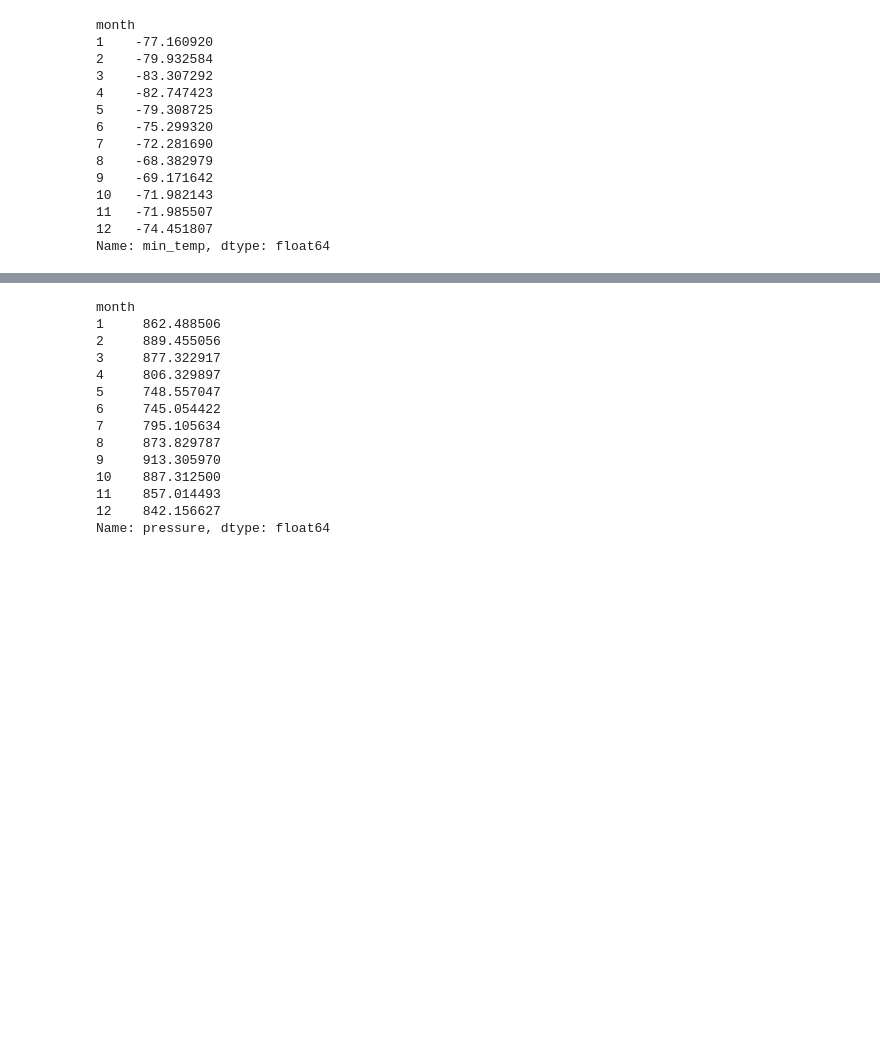
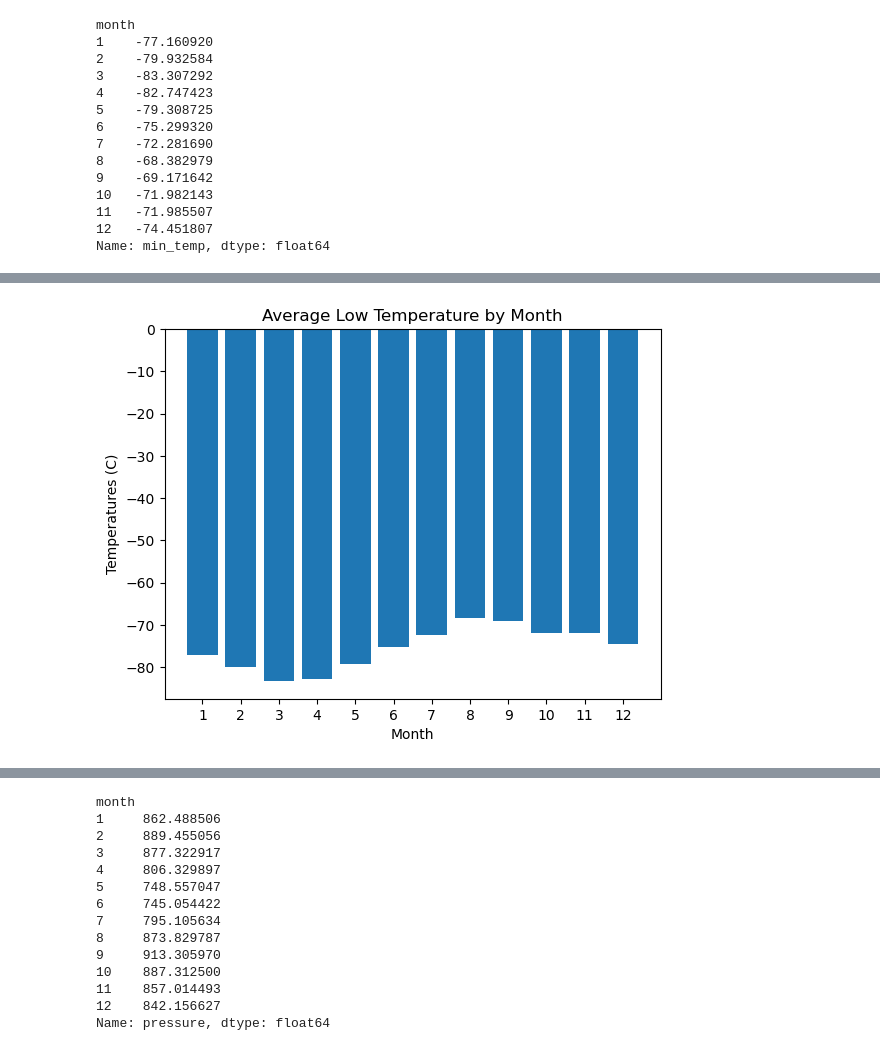
Before and after one commit to Kentroth/web_scraping_challenge, a Jupyter notebook: part_2_mars_weather.ipynb, the cells around one changed output, grey strips where cells are left out. Saved outputs shown, nothing was run; the diff lists cells and outputs as text; code cells hidden in the pictures; blank space fills up the shorter version.

```diff
--- a/part_2_mars_weather.ipynb
+++ b/part_2_mars_weather.ipynb
@@ -110,2 +105,10 @@ dtype: object
+# %%
+# Change data types for data analysis
+df['terrestrial_date']=df['terrestrial_date'].astype('datetime64[ns]')
+df['sol']=df['sol'].astype('int64')
+df['ls']=df['ls'].astype('int64')
+df['month']=df['month'].astype('int64')
+df['min_temp']=df['min_temp'].astype('float64')
+df['pressure']=df['pressure'].astype('float64')
 # %%
 # Confirm type changes were successful by examining data types again
@@ -156,6 +164,8 @@ Name: month, dtype: int64
 1867
 # %%
 # 3. What is the average low temperature by month?
+average_low_temp=df.groupby('month')['min_temp'].mean()
+average_low_temp
 # %% [output]
 month
 1    -77.160920
@@ -181,0 +184,16 @@ Name: min_temp, dtype: float64
+# %%
+# Plot the average temperature by month
+plt.bar(average_low_temp.index, average_low_temp)
+
+# Set x-axis ticks to display all values
+plt.xticks(average_low_temp.index)
+
+# Set labels and title
+plt.xlabel("Month")
+plt.ylabel("Temperatures (C)")
+plt.title('Average Low Temperature by Month')
+
+# Display the plot
+plt.show()
+# %% [output]
+[figure, added]
```
Also changed, not shown: parts of 20 cells of this notebook, 1 other file.
